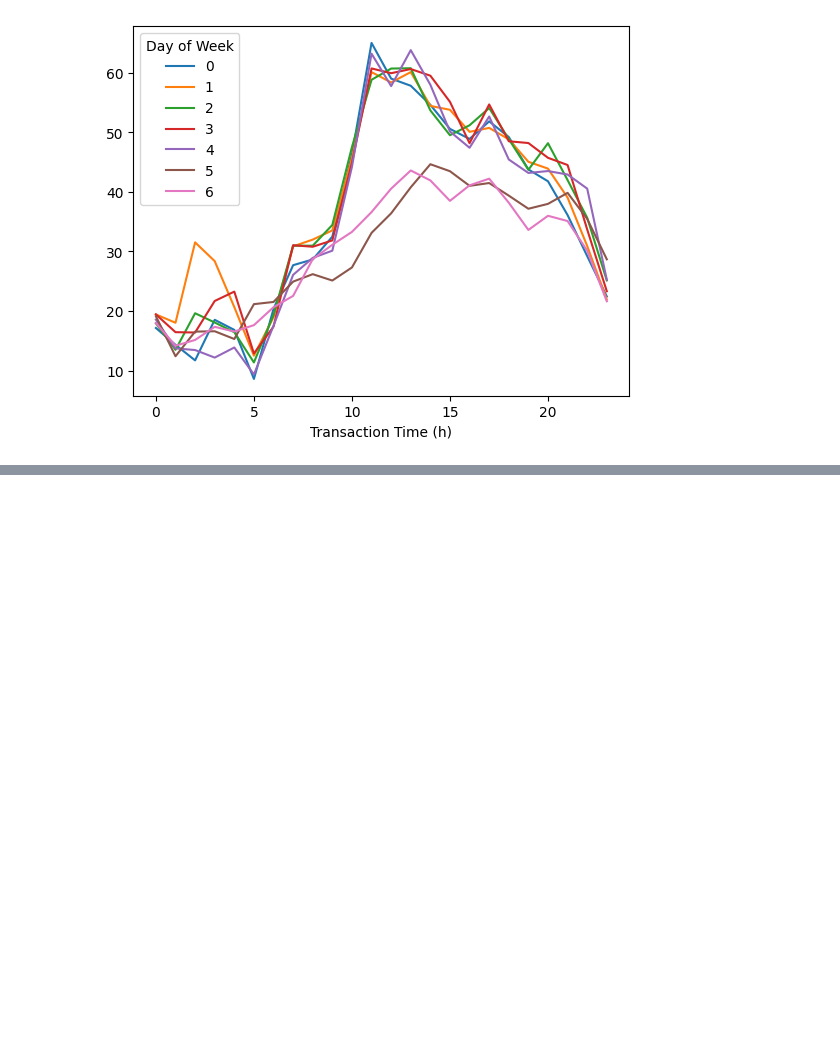
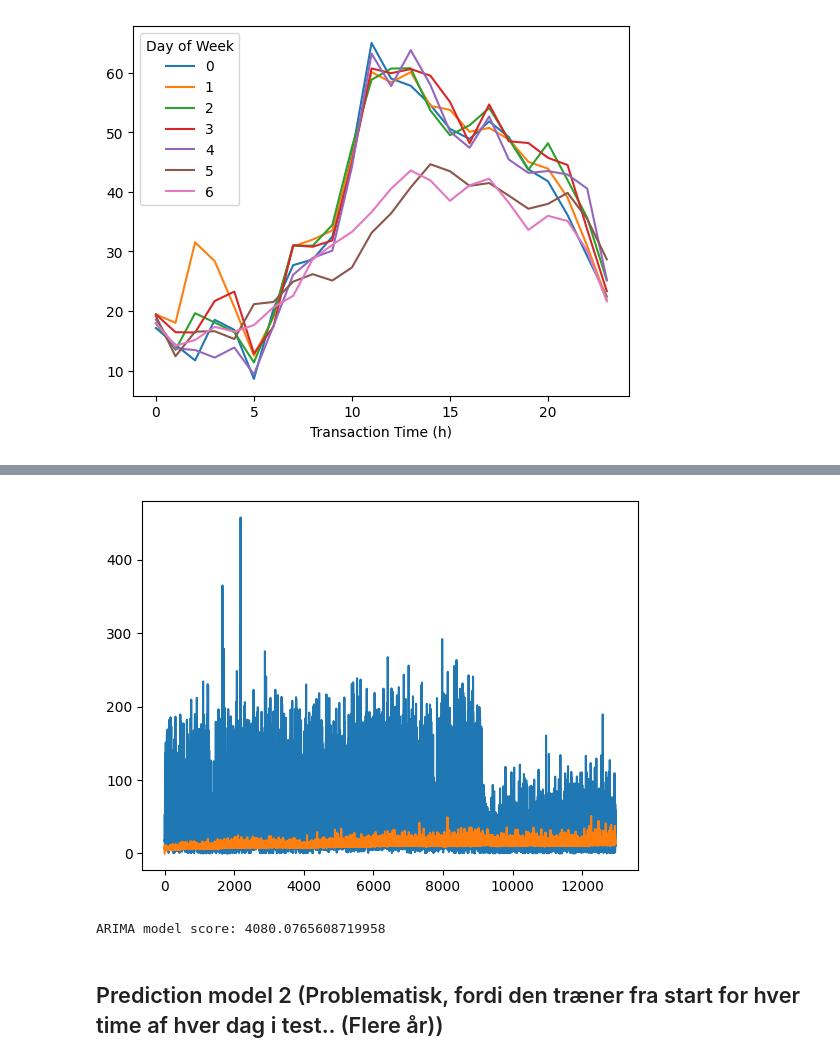
Before and after one commit to Fiehn/42577-Introduction-to-business-analytics, a Jupyter notebook: Project.ipynb, the cells around one changed output, grey strips where cells are left out. Saved outputs shown, nothing was run; the diff lists cells and outputs as text; code cells hidden in the pictures; blank space fills up the shorter version.

Commit message:
Predictive model1

```diff
--- a/Project.ipynb
+++ b/Project.ipynb
@@ -186,11 +172,12 @@ print('Linear Regression model score:', cross_val_score(LinearRegression(), df_t
 Baseline model score: 1041.9208247755075
 Linear Regression model score: -60.020954930770856
 [figure]
+# %%
+X_train = df[:int(len(df)*0.7)].groupby(['Date','Day of Week','Transaction Time (h)'])['Energy (kWh)'].sum().reset_index().sort_values(['Date','Day of Week','Transaction Time (h)'], ascending=[True, True, True])['Energy (kWh)']
+X_test = df[int(len(df)*0.7):].groupby(['Date','Day of Week','Transaction Time (h)'])['Energy (kWh)'].sum().reset_index().sort_values(['Date','Day of Week','Transaction Time (h)'], ascending=[True, True, True])['Energy (kWh)']
 # %%
 # This is timeseries data, so we should use a timeseries model
 # We can use the ARIMA model for this
-from statsmodels.tsa.arima.model import ARIMA
-
-model = ARIMA(df_test[:int(len(df)*0.7)].groupby(['Date','Transaction Time (h)'])['Energy (kWh)'].sum(), order=(5,1,0))
+model = ARIMA(X_train, order=(1,1,1))
 model_fit = model.fit()
 print(model_fit.summary())
@@ -196,0 +202,2 @@ print(model_fit.summary())
+# %%
+preds = model_fit.predict(start=0, end=int(len(X_test)), typ='levels')
@@ -196,0 +220,11 @@ print(model_fit.summary())
+# %%
+plt.plot(X_test)
+plt.plot(preds)
+plt.show()
+
+print('ARIMA model score:', ((X_test - preds)**2).mean())
+# %% [output]
+[figure, added]
+ARIMA model score: 4080.0765608719958
+# %% [markdown]
+## Prediction model 2 (Problematisk, fordi den træner fra start for hver time af hver dag i test.. (Flere år))
```
Also changed, not shown: parts of 10 cells of this notebook.
